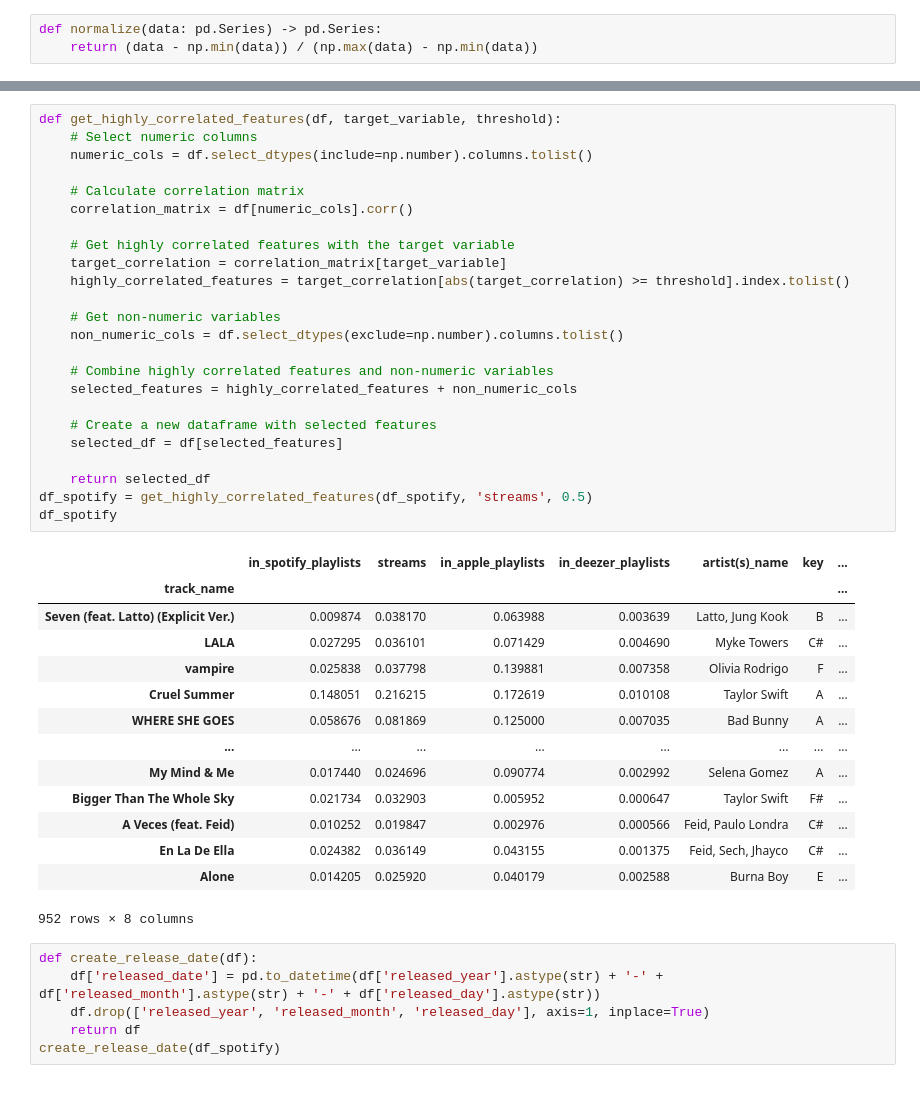
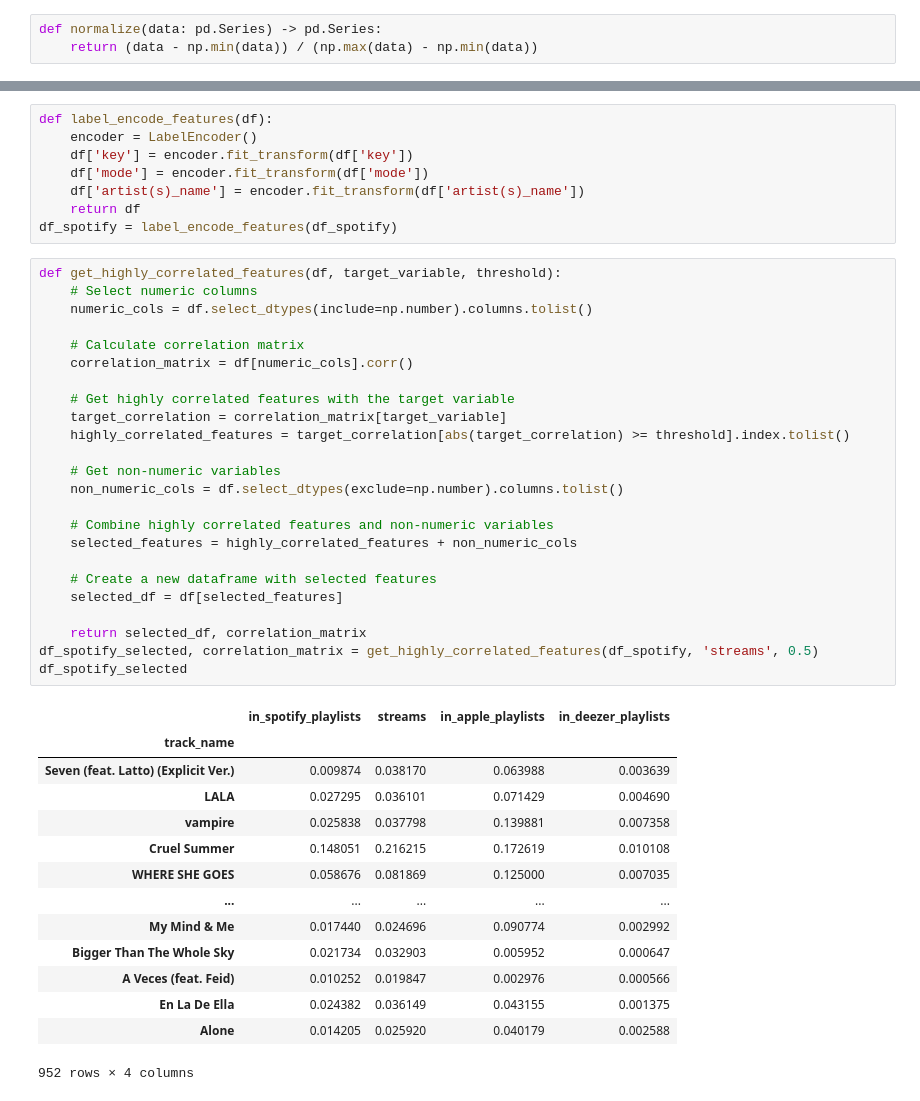
Before and after one commit to omar-elmeteny/MLProject, a Jupyter notebook: ml_project.ipynb, the cells around one changed output, grey strips where cells are left out. Drawn from its saved outputs; the diff is of its cells as text.

```diff
--- a/ml_project.ipynb
+++ b/ml_project.ipynb
@@ -336,46 +349,48 @@ standardize_cols(df_spotify, cols)
 952 rows × 21 columns
+# %%
+def label_encode_features(df):
+    encoder = LabelEncoder()
+    df['key'] = encoder.fit_transform(df['key'])
+    df['mode'] = encoder.fit_transform(df['mode'])
+    df['artist(s)_name'] = encoder.fit_transform(df['artist(s)_name'])
+    return df
+df_spotify = label_encode_features(df_spotify)
 # %%
 def get_highly_correlated_features(df, target_variable, threshold):
     # Select numeric columns
     numeric_cols = df.select_dtypes(include=np.number).columns.tolist()
 
     # Calculate correlation matrix
     correlation_matrix = df[numeric_cols].corr()
 
     # Get highly correlated features with the target variable
     target_correlation = correlation_matrix[target_variable]
     highly_correlated_features = target_correlation[abs(target_correlation) >= threshold].index.tolist()
 
     # Get non-numeric variables
     non_numeric_cols = df.select_dtypes(exclude=np.number).columns.tolist()
 
     # Combine highly correlated features and non-numeric variables
     selected_features = highly_correlated_features + non_numeric_cols
 
     # Create a new dataframe with selected features
     selected_df = df[selected_features]
 
-    return selected_df
-df_spotify = get_highly_correlated_features(df_spotify, 'streams', 0.5)
-df_spotify
+    return selected_df, correlation_matrix
+df_spotify_selected, correlation_matrix = get_highly_correlated_features(df_spotify, 'streams', 0.5)
+df_spotify_selected
 # %% [output]
-|  | in_spotify_playlists | streams | in_apple_playlists | in_deezer_playlists | artist(s)_name | key | ... |
-| track_name |  |  |  |  |  |  | ... |
-| Seven (feat. Latto) (Explicit Ver.) | 0.009874 | 0.038170 | 0.063988 | 0.003639 | Latto, Jung Kook | B | ... |
-| LALA | 0.027295 | 0.036101 | 0.071429 | 0.004690 | Myke Towers | C# | ... |
-| vampire | 0.025838 | 0.037798 | 0.139881 | 0.007358 | Olivia Rodrigo | F | ... |
-| Cruel Summer | 0.148051 | 0.216215 | 0.172619 | 0.010108 | Taylor Swift | A | ... |
-| WHERE SHE GOES | 0.058676 | 0.081869 | 0.125000 | 0.007035 | Bad Bunny | A | ... |
-| ... | ... | ... | ... | ... | ... | ... | ... |
-| My Mind & Me | 0.017440 | 0.024696 | 0.090774 | 0.002992 | Selena Gomez | A | ... |
-| Bigger Than The Whole Sky | 0.021734 | 0.032903 | 0.005952 | 0.000647 | Taylor Swift | F# | ... |
-| A Veces (feat. Feid) | 0.010252 | 0.019847 | 0.002976 | 0.000566 | Feid, Paulo Londra | C# | ... |
-| En La De Ella | 0.024382 | 0.036149 | 0.043155 | 0.001375 | Feid, Sech, Jhayco | C# | ... |
-| Alone | 0.014205 | 0.025920 | 0.040179 | 0.002588 | Burna Boy | E | ... |
+|  | in_spotify_playlists | streams | in_apple_playlists | in_deezer_playlists |
+| track_name |  |  |  |  |
+| Seven (feat. Latto) (Explicit Ver.) | 0.009874 | 0.038170 | 0.063988 | 0.003639 |
+| LALA | 0.027295 | 0.036101 | 0.071429 | 0.004690 |
+| vampire | 0.025838 | 0.037798 | 0.139881 | 0.007358 |
+| Cruel Summer | 0.148051 | 0.216215 | 0.172619 | 0.010108 |
+| WHERE SHE GOES | 0.058676 | 0.081869 | 0.125000 | 0.007035 |
+| ... | ... | ... | ... | ... |
+| My Mind & Me | 0.017440 | 0.024696 | 0.090774 | 0.002992 |
+| Bigger Than The Whole Sky | 0.021734 | 0.032903 | 0.005952 | 0.000647 |
+| A Veces (feat. Feid) | 0.010252 | 0.019847 | 0.002976 | 0.000566 |
+| En La De Ella | 0.024382 | 0.036149 | 0.043155 | 0.001375 |
+| Alone | 0.014205 | 0.025920 | 0.040179 | 0.002588 |
-952 rows × 8 columns
+952 rows × 4 columns
-# %%
-def create_release_date(df):
-    df['released_date'] = pd.to_datetime(df['released_year'].astype(str) + '-' + df['released_month'].astype(str) + '-' + df['released_day'].astype(str))
-    df.drop(['released_year', 'released_month', 'released_day'], axis=1, inplace=True)
-    return df
-create_release_date(df_spotify)
```
Also changed, not shown: parts of 25 cells of this notebook.
